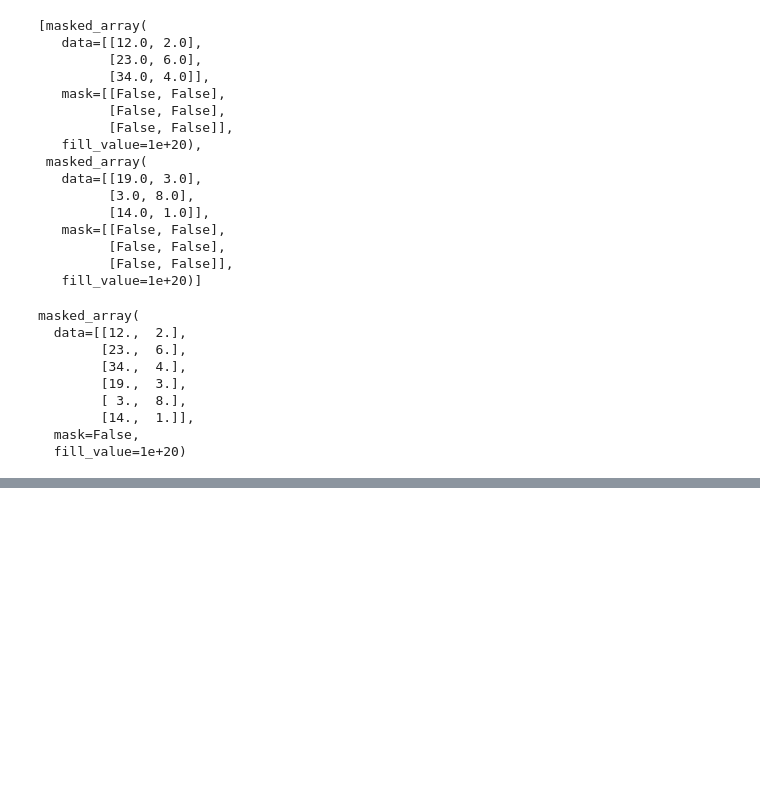
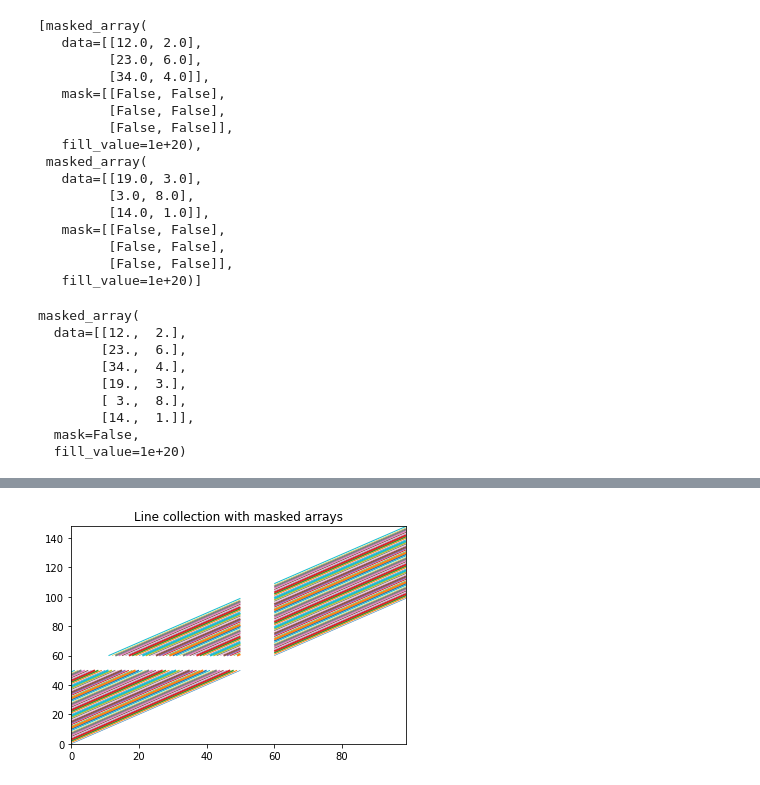
Before and after one commit to PBrockmann/StripesCounter, a Jupyter notebook: label_line.ipynb, the cells around one changed output, grey strips where cells are left out. Saved outputs shown, nothing was run; the diff lists cells and outputs as text; code cells hidden in the pictures; blank space fills up the shorter version.

```diff
--- a/label_line.ipynb
+++ b/label_line.ipynb
@@ -124,0 +150,43 @@ masked_array(
+# %%
+import matplotlib.pyplot as plt
+from matplotlib.collections import LineCollection
+from matplotlib import colors as mcolors
+
+import numpy as np
+
+# In order to efficiently plot many lines in a single set of axes,
+# Matplotlib has the ability to add the lines all at once. Here is a
+# simple example showing how it is done.
+
+x = np.arange(100)
+# Here are many sets of y to plot vs. x
+ys = x[:50, np.newaxis] + x[np.newaxis, :]
+
+segs = np.zeros((50, 100, 2))
+segs[:, :, 1] = ys
+segs[:, :, 0] = x
+
+# Mask some values to test masked array support:
+segs = np.ma.masked_where((segs > 50) & (segs < 60), segs)
+
+# We need to set the plot limits.
+fig, ax = plt.subplots()
+ax.set_xlim(x.min(), x.max())
+ax.set_ylim(ys.min(), ys.max())
+
+# *colors* is sequence of rgba tuples.
+# *linestyle* is a string or dash tuple. Legal string values are
+# solid|dashed|dashdot|dotted.  The dash tuple is (offset, onoffseq) where
+# onoffseq is an even length tuple of on and off ink in points.  If linestyle
+# is omitted, 'solid' is used.
+# See `matplotlib.collections.LineCollection` for more information.
+colors = [mcolors.to_rgba(c)
+          for c in plt.rcParams['axes.prop_cycle'].by_key()['color']]
+
+line_segments = LineCollection(segs, linewidths=(0.5, 1, 1.5, 2),
+                               colors=colors, linestyle='solid')
+ax.add_collection(line_segments)
+ax.set_title('Line collection with masked arrays')
+plt.show()
+# %% [output]
+[figure, added]
```
Also changed, not shown: parts of 6 cells of this notebook, 1 other file.
